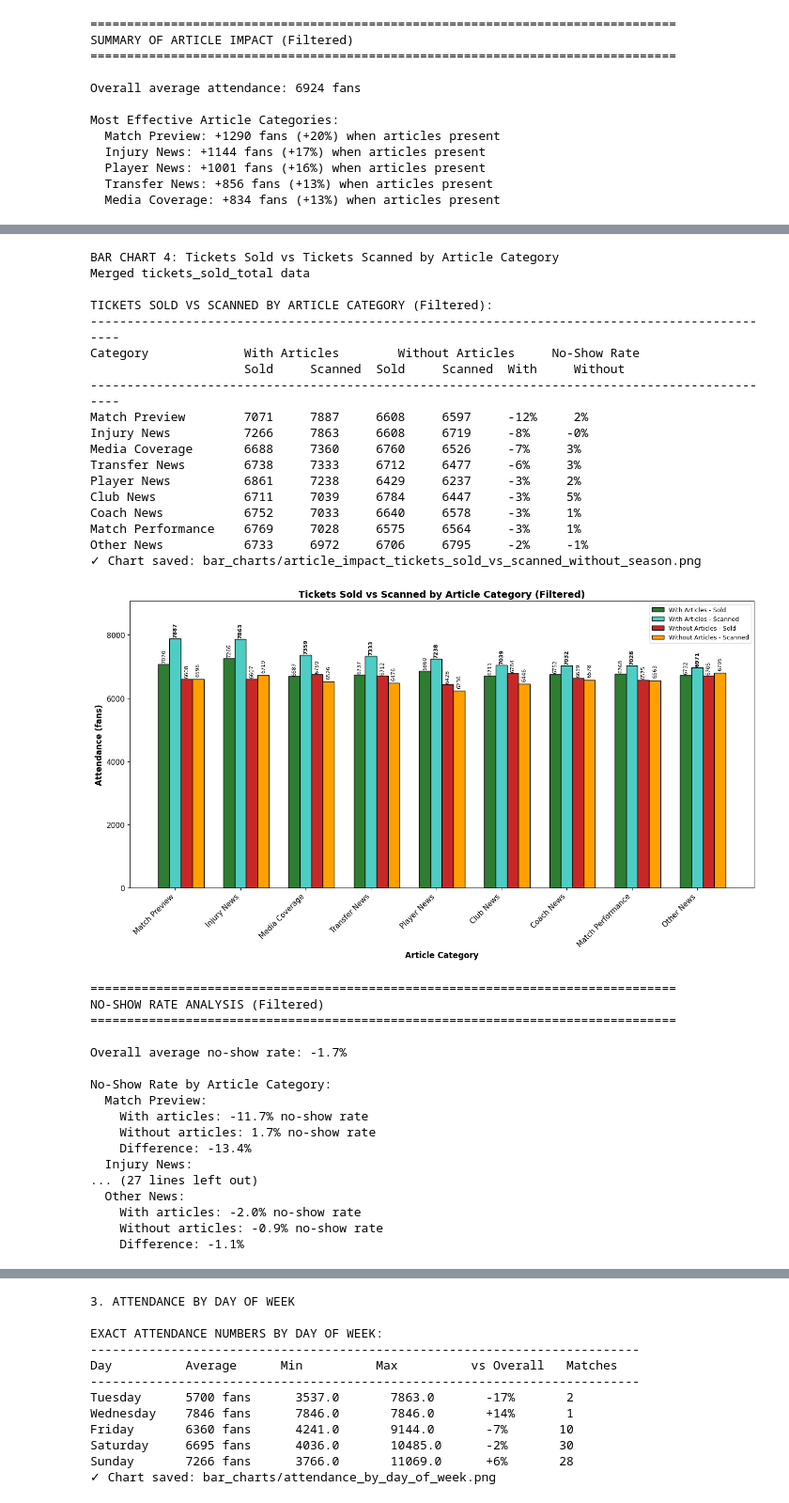
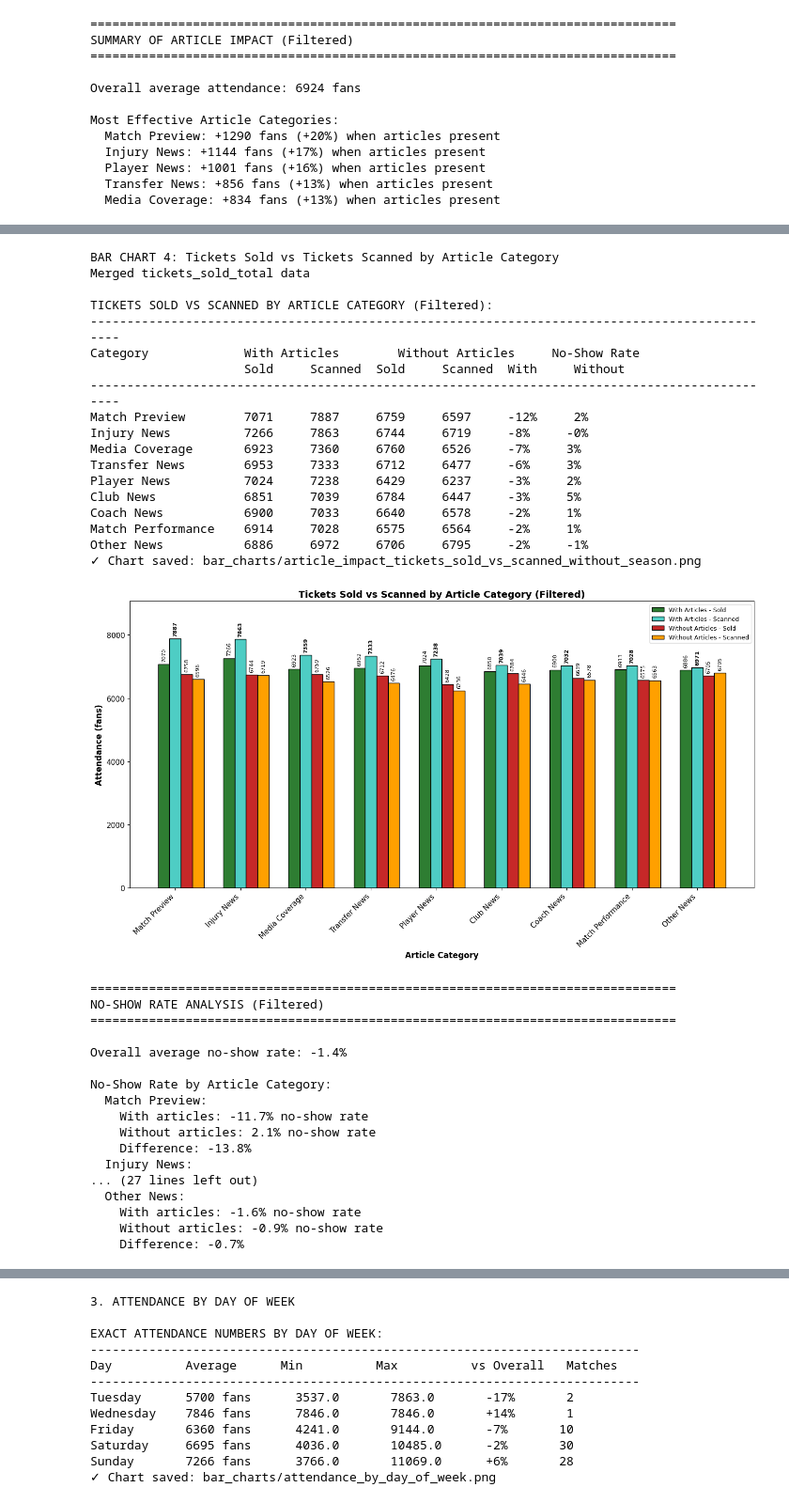
Before and after one commit to Nathan432532/UCLL-Project-Attendence, a Jupyter notebook: bar_charts.ipynb, the cells around one changed output, grey strips where cells are left out. Shown at 94% size. Drawn from its saved outputs; the diff is of its cells as text; code cells hidden in the pictures.

```diff
--- a/bar_charts.ipynb
+++ b/bar_charts.ipynb
@@ -727,7 +726,7 @@ else:
 # ---------------------------
 if 'tickets_sold_total' not in df_analysis.columns or 'seasonpass_holders' not in df_analysis.columns:
     try:
-        tickets_df = pd.read_csv('data/gold_match_tickets.csv', on_bad_lines='skip')
+        tickets_df = pd.read_csv('data/gold_match_ticket.csv', on_bad_lines='skip')
         tickets_df.columns = tickets_df.columns.str.strip()
         df_analysis = df_analysis.merge(
             tickets_df[['match_id', 'tickets_sold_total', 'seasonpass_holders']],
@@ -943,7 +942,7 @@ else:
 # ---------------------------
 if 'tickets_sold_total' not in df_analysis.columns:
     try:
-        tickets_df = pd.read_csv('data/gold_match_tickets.csv', on_bad_lines='skip')
+        tickets_df = pd.read_csv('data/gold_match_ticket.csv', on_bad_lines='skip')
         tickets_df.columns = tickets_df.columns.str.strip()
         df_analysis = df_analysis.merge(tickets_df[['match_id', 'tickets_sold_total', 'seasonpass_holders']],
                                         on='match_id', how='left')
@@ -1019,68 +1018,68 @@ if len(category_cols) > 0:
     ax.set_ylim(0, max_val * 1.15)
 
     for bar, val in zip(bars_with_sold, ticket_df['with_sold'].values):
-        ax.text(bar.get_x() + bar.get_width()/2, bar.get_height() + 30, f'{int(val)}', ha='center', va='bottom', fontsize=8, rotation=90)
+        ax.text(bar.get_x() + bar.get_width()/2, bar.get_height() + 80, f'{int(val)}', ha='center', va='bottom', fontsize=8, rotation=90)
     for bar, val in zip(bars_with_scanned, ticket_df['with_scanned'].values):
-        ax.text(bar.get_x() + bar.get_width()/2, bar.get_height() + 30, f'{int(val)}', ha='center', va='bottom', fontsize=8, rotation=90, fontweight='bold')
+        ax.text(bar.get_x() + bar.get_width()/2, bar.get_height() + 80, f'{int(val)}', ha='center', va='bottom', fontsize=8, rotation=90, fontweight='bold')
     for bar, val in zip(bars_without_sold, ticket_df['without_sold'].values):
-        ax.text(bar.get_x() + bar.get_width()/2, bar.get_height() + 30, f'{int(val)}', ha='center', va='bottom', fontsize=8, rotation=90)
+        ax.text(bar.get_x() + bar.get_width()/2, bar.get_height() + 80, f'{int(val)}', ha='center', va='bottom', fontsize=8, rotation=90)
     for bar, val in zip(bars_without_scanned, ticket_df['without_scanned'].values):
         ax.text(bar.get_x() + bar.get_width()/2, bar.get_height() + 80, f'{int(val)}', ha='center', va='bottom', fontsize=8, rotation=90)
 
     plt.tight_layout()
     save_chart('article_impact_tickets_sold_vs_scanned_without_season')
     plt.show()
 
     print("\n" + "=" * 80)
     print("NO-SHOW RATE ANALYSIS (Filtered)")
     print("=" * 80)
     print(f"\nOverall average no-show rate: {df_analysis['no_show_rate'].mean()*100:.1f}%")
     print("\nNo-Show Rate by Article Category:")
     for _, row in ticket_df.iterrows():
         diff_no_show = row['with_no_show'] - row['without_no_show']
         print(f"  {row['category']}:")
         print(f"    With articles: {row['with_no_show']:.1f}% no-show rate")
         print(f"    Without articles: {row['without_no_show']:.1f}% no-show rate")
         print(f"    Difference: {diff_no_show:+.1f}%")
 else:
     print("No article categories with data to display")
 # %% [output]
 BAR CHART 4: Tickets Sold vs Tickets Scanned by Article Category
 Merged tickets_sold_total data
 
 TICKETS SOLD VS SCANNED BY ARTICLE CATEGORY (Filtered):
 -----------------------------------------------------------------------------------------------
 Category             With Articles        Without Articles     No-Show Rate
                      Sold     Scanned  Sold     Scanned  With     Without
 -----------------------------------------------------------------------------------------------
-Match Preview        7071     7887     6608     6597     -12%     2%
-Injury News          7266     7863     6608     6719     -8%     -0%
-Media Coverage       6688     7360     6760     6526     -7%     3%
-Transfer News        6738     7333     6712     6477     -6%     3%
-Player News          6861     7238     6429     6237     -3%     2%
-Club News            6711     7039     6784     6447     -3%     5%
-Coach News           6752     7033     6640     6578     -3%     1%
-Match Performance    6769     7028     6575     6564     -3%     1%
-Other News           6733     6972     6706     6795     -2%     -1%
+Match Preview        7071     7887     6759     6597     -12%     2%
+Injury News          7266     7863     6744     6719     -8%     -0%
+Media Coverage       6923     7360     6760     6526     -7%     3%
+Transfer News        6953     7333     6712     6477     -6%     3%
+Player News          7024     7238     6429     6237     -3%     2%
+Club News            6851     7039     6784     6447     -3%     5%
+Coach News           6900     7033     6640     6578     -2%     1%
+Match Performance    6914     7028     6575     6564     -2%     1%
+Other News           6886     6972     6706     6795     -2%     -1%
 ✓ Chart saved: bar_charts/article_impact_tickets_sold_vs_scanned_without_season.png
-[figure, old version]
+[figure, new version]
 ================================================================================
 NO-SHOW RATE ANALYSIS (Filtered)
 ================================================================================
 
-Overall average no-show rate: -1.7%
+Overall average no-show rate: -1.4%
 
 No-Show Rate by Article Category:
   Match Preview:
     With articles: -11.7% no-show rate
-    Without articles: 1.7% no-show rate
-    Difference: -13.4%
+    Without articles: 2.1% no-show rate
+    Difference: -13.8%
   Injury News:
 ... (27 lines left out)
   Other News:
-    With articles: -2.0% no-show rate
+    With articles: -1.6% no-show rate
     Without articles: -0.9% no-show rate
-    Difference: -1.1%
+    Difference: -0.7%
 # %%
 # BAR CHART 5: Team Mention Impact
 print("\nBAR CHART 5: Team Mention Impact")
```
Also changed, not shown: parts of 7 cells of this notebook.
